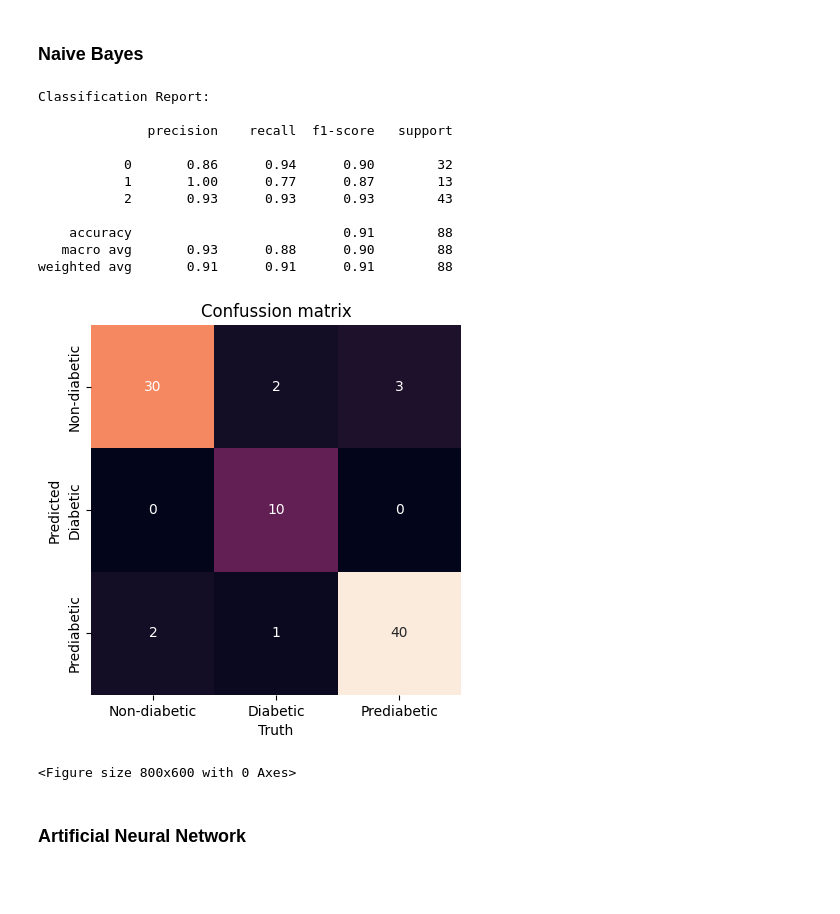
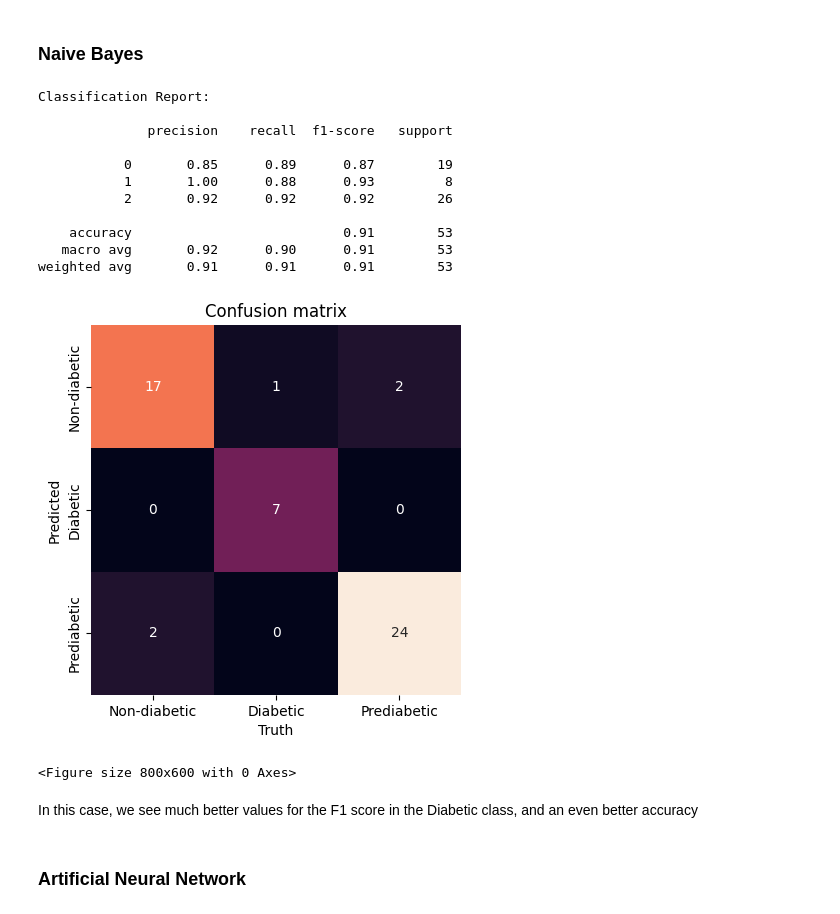
Before and after one commit to alaznar/Diabetes-class, a Jupyter notebook: Diabetes.ipynb, the cells around one changed output. Cells and saved outputs as stored; diff of their text form; code cells hidden in the pictures; blank space fills up the shorter version.

```diff
--- a/Diabetes.ipynb
+++ b/Diabetes.ipynb
@@ -36,6 +38,6 @@ from sklearn.preprocessing import OneHotEncoder
 # %%
 # Load data
-diabetes = pd.read_csv("C:/Users/alexa/oneDrive/Documents/Code/Python/Projects/Diabetes/diabetes/Multiclass Diabetes Dataset/Multiclass Diabetes Dataset.csv")
+diabetes = pd.read_csv("Multiclass Diabetes Dataset.csv")
 
 # Save predictors and target on different datasets
 x = diabetes.drop(columns = ['Class'])
@@ -211,6 +213,6 @@ Let's split our data in the train and test datasets!
 # %%
 x_train, x_test, y_train, y_test = train_test_split(x, y,
-                                                    test_size=0.33,
+                                                    test_size=0.2,
                                                     random_state=12345,
                                                     stratify=y)
 
@@ -323,10 +313,13 @@ Apprently, the best accuracy result was por k = 3 with almost a 80%. Let's keep
 # %%
 scores = {}
+f1 = {}
 
 classifier = KNeighborsClassifier(n_neighbors=3)
 classifier.fit(x_train, y_train)
 pred = classifier.predict(x_test)
 scores['k-NN (k = 3)'] = metrics.accuracy_score(y_test,pred)
+f1['k-NN (k = 3)'] = metrics.f1_score(y_test,pred,average='macro')    #lets keep macro avg
+                                                                      # because of slight imbalance
 mat = confusion_matrix(pred, y_test)
 sns.heatmap(mat, square=True, annot=True, fmt='d', cbar=False,
         xticklabels=['Non-diabetic', 'Diabetic', 'Prediabetic'],
@@ -354,38 +347,41 @@ weighted avg       0.81      0.80      0.80        88
 # %%
 model = GaussianNB()
 model.fit(x_train, y_train)
 GaussianNB(var_smoothing=1e-09)
 y_pred = model.predict(x_test)
 
 mat = confusion_matrix(y_pred, y_test)
 scores['Naïve Bayes'] = metrics.accuracy_score(y_test,pred)
+f1['Naïve Bayes'] = metrics.f1_score(y_test,pred,average='macro')
 sns.heatmap(mat, square=True, annot=True, fmt='d', cbar=False,
             xticklabels=['Non-diabetic', 'Diabetic', 'Prediabetic'],
             yticklabels=['Non-diabetic', 'Diabetic', 'Prediabetic'])
-plt.title('Confussion matrix')
+plt.title('Confusion matrix')
 plt.xlabel('Truth')
 plt.ylabel('Predicted')
 plt.figure(figsize=(8, 6))
 
 result = metrics.classification_report(y_test, y_pred)
 print("Classification Report:","\n")
 print (result)
 
 plt.show()
 # %% [output]
 Classification Report:
 
               precision    recall  f1-score   support
 
-           0       0.86      0.94      0.90        32
-           1       1.00      0.77      0.87        13
-           2       0.93      0.93      0.93        43
+           0       0.85      0.89      0.87        19
+           1       1.00      0.88      0.93         8
+           2       0.92      0.92      0.92        26
 
-    accuracy                           0.91        88
-   macro avg       0.93      0.88      0.90        88
-weighted avg       0.91      0.91      0.91        88
+    accuracy                           0.91        53
+   macro avg       0.92      0.90      0.91        53
+weighted avg       0.91      0.91      0.91        53
-[figure, old version]
+[figure, new version]
 <Figure size 800x600 with 0 Axes>
+# %% [markdown]
+In this case, we see much better values for the F1 score in the Diabetic class, and an even better accuracy
 # %% [markdown]
 ### Artificial Neural Network
 # %% [markdown]
```
Also changed, not shown: parts of 38 cells of this notebook.
